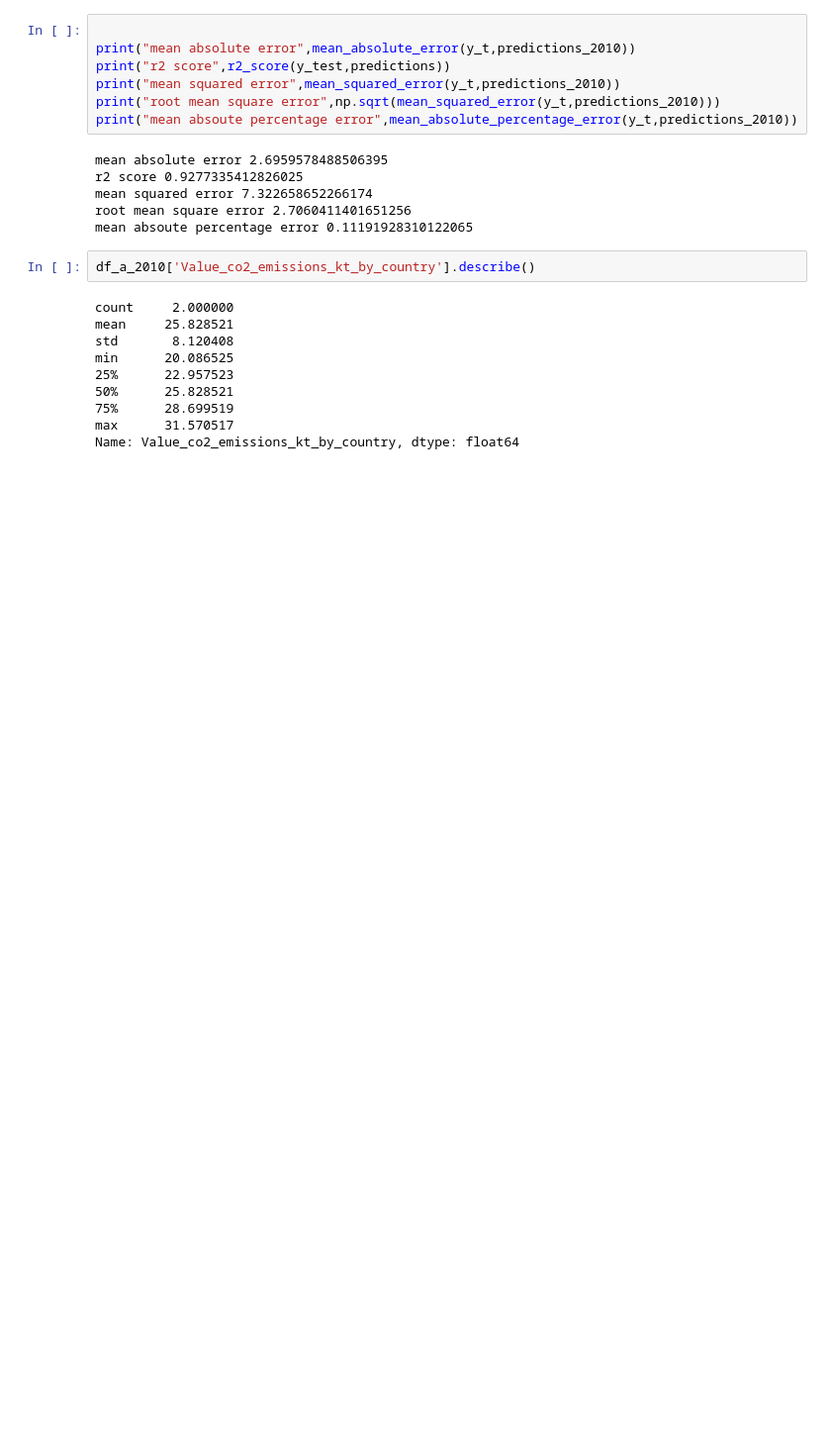
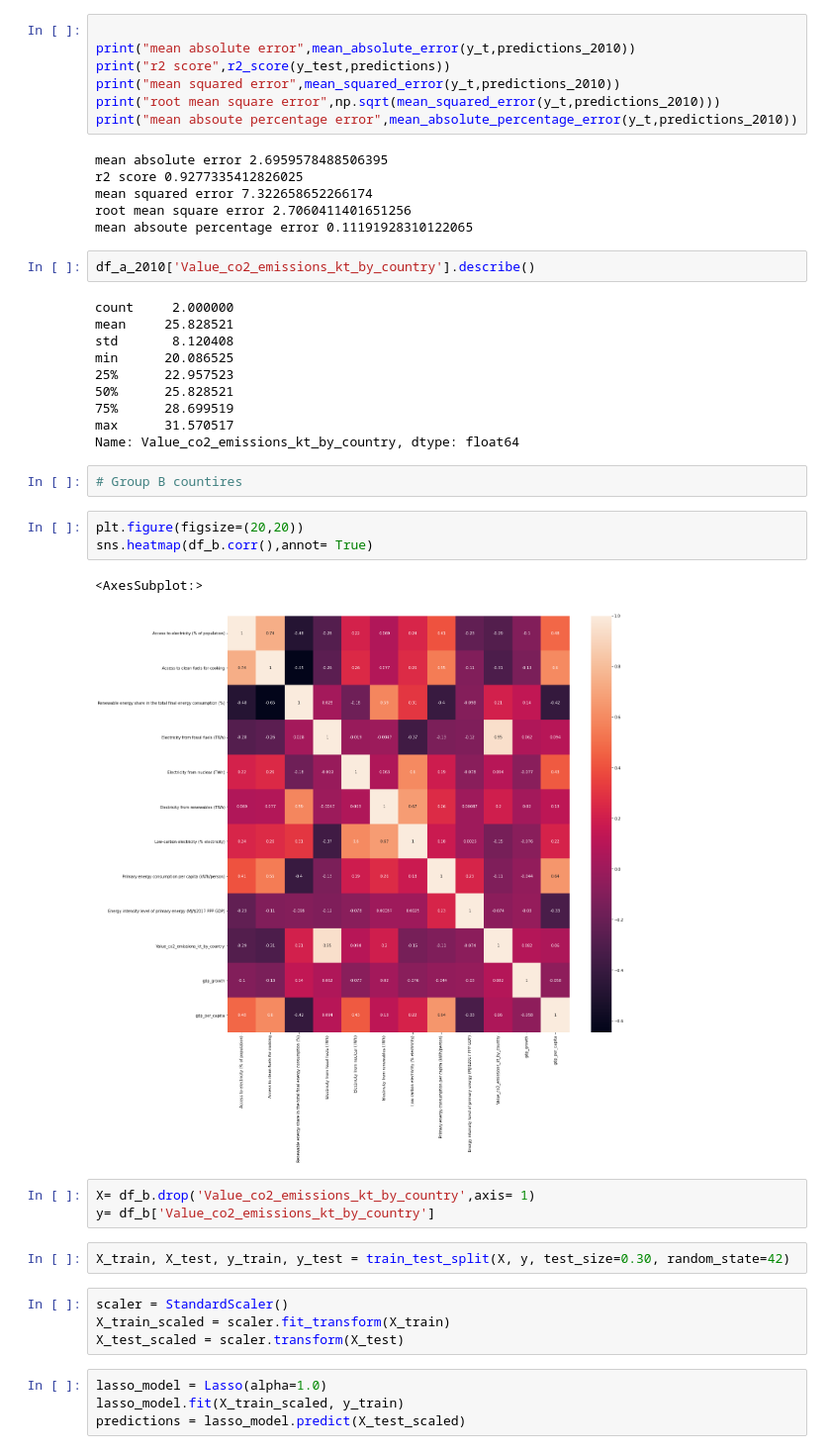
Before and after one commit to gauravjoshijo/CO2_Emission_Contribution_Model, a Jupyter notebook: Test_5.ipynb, the cells around one changed output. Shown at 99% size. Drawn from its saved outputs; the diff is of its cells as text; blank space fills up the shorter version.

```diff
--- a/Test_5.ipynb
+++ b/Test_5.ipynb
@@ -251,3 +251,24 @@ min      20.086525
 75%      28.699519
 max      31.570517
 Name: Value_co2_emissions_kt_by_country, dtype: float64
+# %%
+# Group B countires
+# %%
+plt.figure(figsize=(20,20))
+sns.heatmap(df_b.corr(),annot= True)
+# %% [output]
+<AxesSubplot:>
+[figure, added]
+# %%
+X= df_b.drop('Value_co2_emissions_kt_by_country',axis= 1)
+y= df_b['Value_co2_emissions_kt_by_country']
+# %%
+X_train, X_test, y_train, y_test = train_test_split(X, y, test_size=0.30, random_state=42)
+# %%
+scaler = StandardScaler()
+X_train_scaled = scaler.fit_transform(X_train)
+X_test_scaled = scaler.transform(X_test)
+# %%
+lasso_model = Lasso(alpha=1.0)
+lasso_model.fit(X_train_scaled, y_train)
+predictions = lasso_model.predict(X_test_scaled)
```
Also changed, not shown: parts of 23 cells of this notebook.
